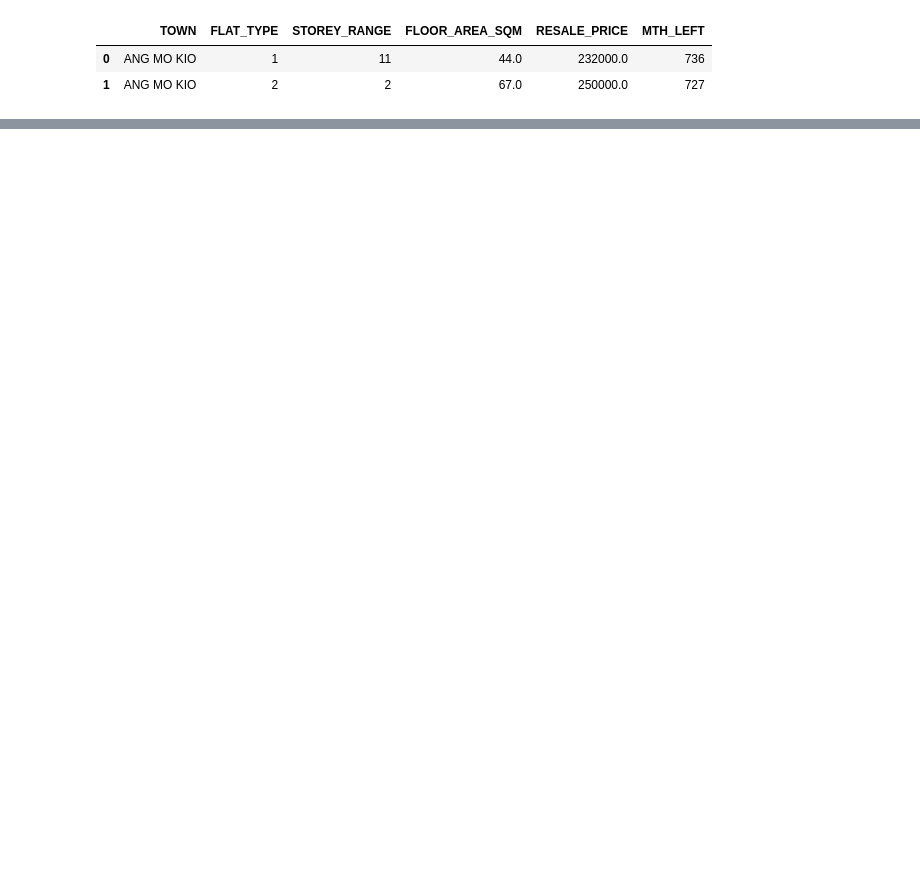
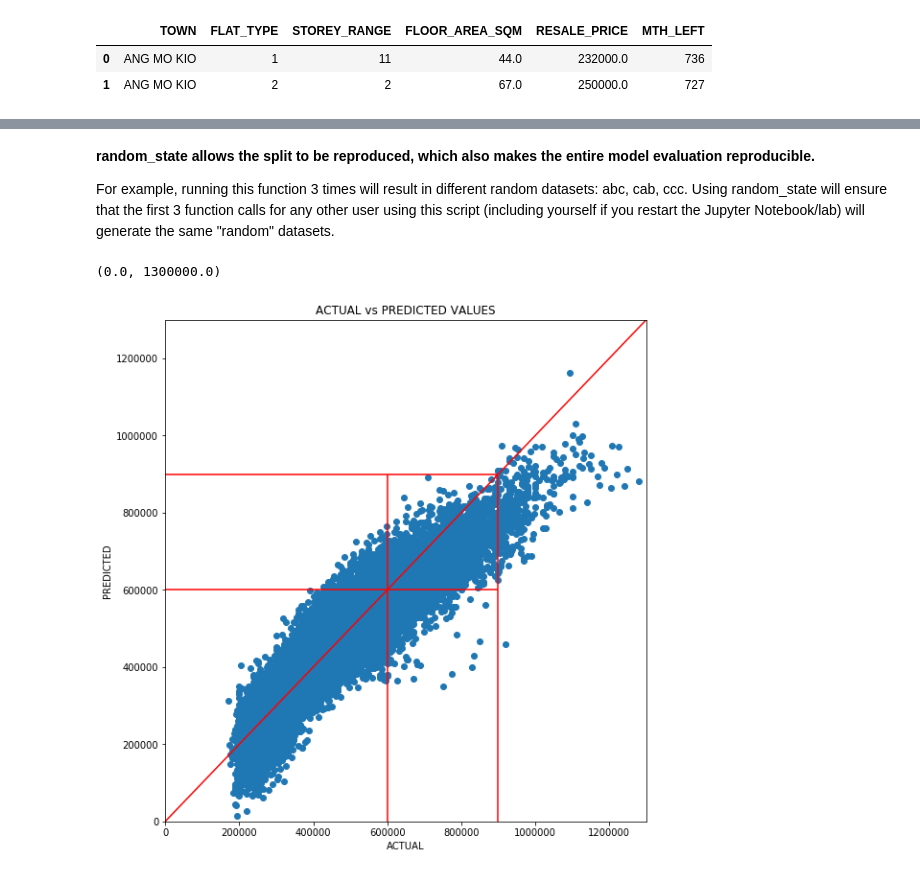
Before and after one commit to joeykokbin/data_science_helper, a Jupyter notebook: HELPER_VOL4.ipynb, the cells around one changed output, grey strips where cells are left out. Saved outputs shown, nothing was run; the diff lists cells and outputs as text; code cells hidden in the pictures; blank space fills up the shorter version.

```diff
--- a/HELPER_VOL4.ipynb
+++ b/HELPER_VOL4.ipynb
@@ -296,6 +437,0 @@ from sklearn.feature_selection import SelectKBest, chi2
-# %%
-y = list(df5["RESALE_PRICE"])
-X = df5[["FLAT_TYPE", "STOREY_RANGE", "FLOOR_AREA_SQM", "MTH_LEFT"]]
-# %%
-bestfeat = SelectKBest(score_func = chi2, k = 3)
-bestfeat.fit(X, y)
@@ -349,0 +438,9 @@ Include other datasets? Fed interest rates? Stimulus packages? oversubscription
+# %% [markdown]
+__random_state allows the split to be reproduced, which also makes the entire model evaluation reproducible.__
+
+For example, running this function 3 times will result in different random datasets: abc, cab, ccc. Using random_state will ensure that the first 3 function calls for any other user using this script (including yourself if you restart the Jupyter Notebook/lab) will generate the same "random" datasets.
+# %%
+X_train, X_test, y_train, y_test = train_test_split(X, y, test_size = 0.2, random_state = 100)
+
+# Use this for stratified sampling
+#X_train, X_test, y_train, y_test = train_test_split(X, y, stratify = y, test_size = 0.2)
@@ -349,0 +449,5 @@ Include other datasets? Fed interest rates? Stimulus packages? oversubscription
+# %%
+regression = LinearRegression()
+
+training = regression.fit(X_train, y_train)
+y_pred = regression.predict(X_test)
@@ -349,0 +456,22 @@ Include other datasets? Fed interest rates? Stimulus packages? oversubscription
+# %%
+actual_fit = pd.DataFrame({"ACTUAL": y_test.flatten(), "PREDICTED": y_pred.flatten()})
+
+lims = (0, 1300000)
+fig, ax = plt.subplots(figsize = (8,8), constrained_layout = True)
+
+ax.scatter(x = actual_fit["ACTUAL"], y = actual_fit["PREDICTED"])
+ax.plot([0,1], [0, 1], transform = ax.transAxes, color = "r")
+
+plt.vlines([600000, 900000], ymin = 0, ymax = 900000, colors = "red")
+plt.hlines([600000, 900000], xmin = 0, xmax = 900000, colors = "red")
+ax.set_ylim(lims)
+ax.set_xlim(lims)
+
+ax.set_xlabel("ACTUAL")
+ax.set_ylabel("PREDICTED")
+ax.set_title("ACTUAL vs PREDICTED VALUES")
+
+print(ax.get_ylim())
+# %% [output]
+(0.0, 1300000.0)
+[figure, added]
```
Also changed, not shown: parts of 40 cells of this notebook.
